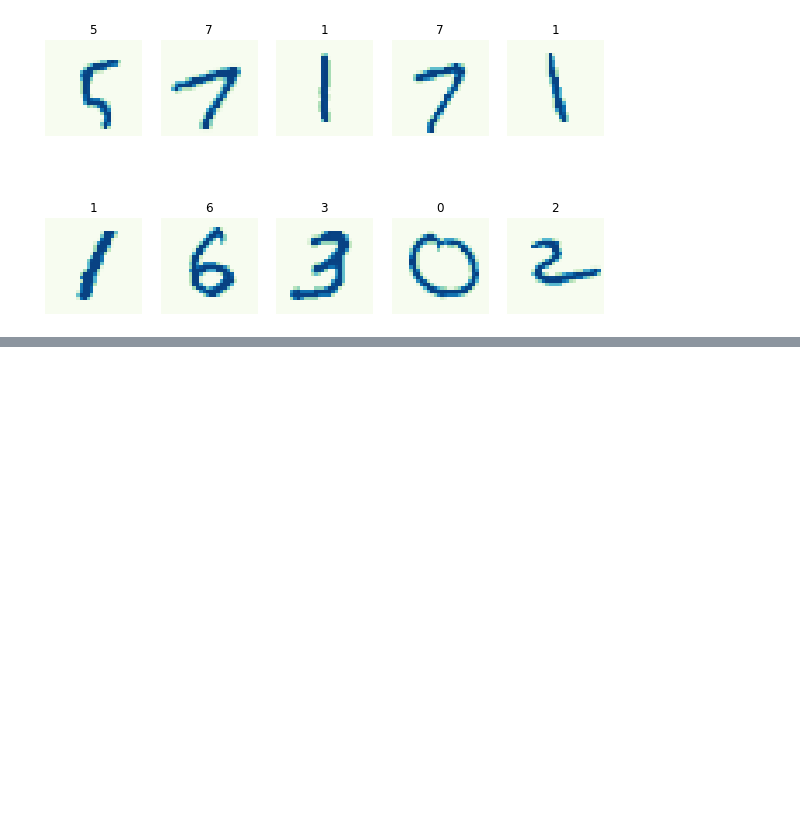
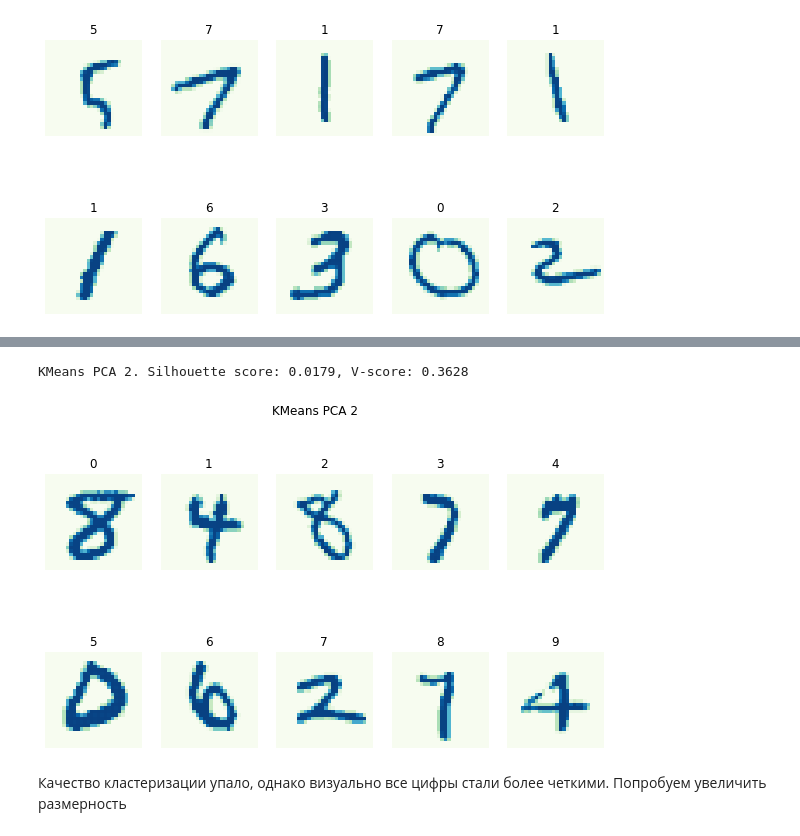
Before and after one commit to albert-bariev/rs-school-ml, a Jupyter notebook: 8_clustering.ipynb, the cells around one changed output, grey strips where cells are left out. Saved outputs shown, nothing was run; the diff lists cells and outputs as text; code cells hidden in the pictures; blank space fills up the shorter version.

```diff
--- a/8_clustering.ipynb
+++ b/8_clustering.ipynb
@@ -526,0 +610,5 @@ for ax, image, label in zip(axes.flatten(), X[100:111], y[100:111]):
+# %%
+%%time
+pca_2 = PCA(n_components=2).fit(X_sample)
+X_pca_2 = pca_2.transform(X_sample)
+X_pca_2.shape
@@ -526,0 +619,9 @@ for ax, image, label in zip(axes.flatten(), X[100:111], y[100:111]):
+# %%
+kmeans_pca_2 = KMeans(n_clusters=10).fit(X_pca_2)
+get_metrics(X=X_sample, y_true=y_sample, y_pred=kmeans_pca_2.labels_, model_name='KMeans PCA 2')
+plot_centers(X_sample, list(set(kmeans_pca_2.labels_)), 'KMeans PCA 2')
+# %% [output]
+KMeans PCA 2. Silhouette score: 0.0179, V-score: 0.3628
+[figure, added]
+# %% [markdown]
+Качество кластеризации упало, однако визуально все цифры стали более четкими. Попробуем увеличить размерность
```
Also changed, not shown: parts of 58 cells of this notebook.
